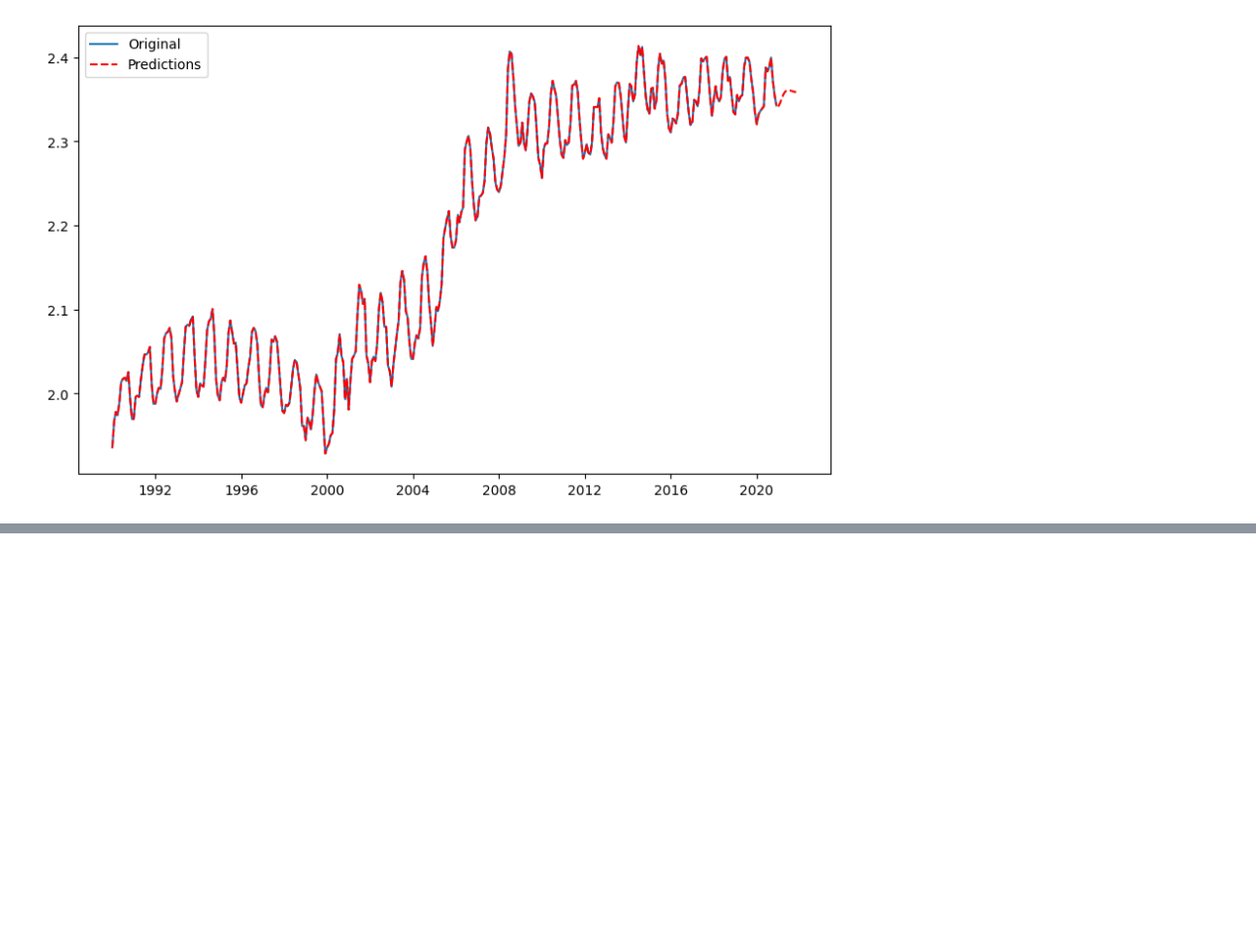
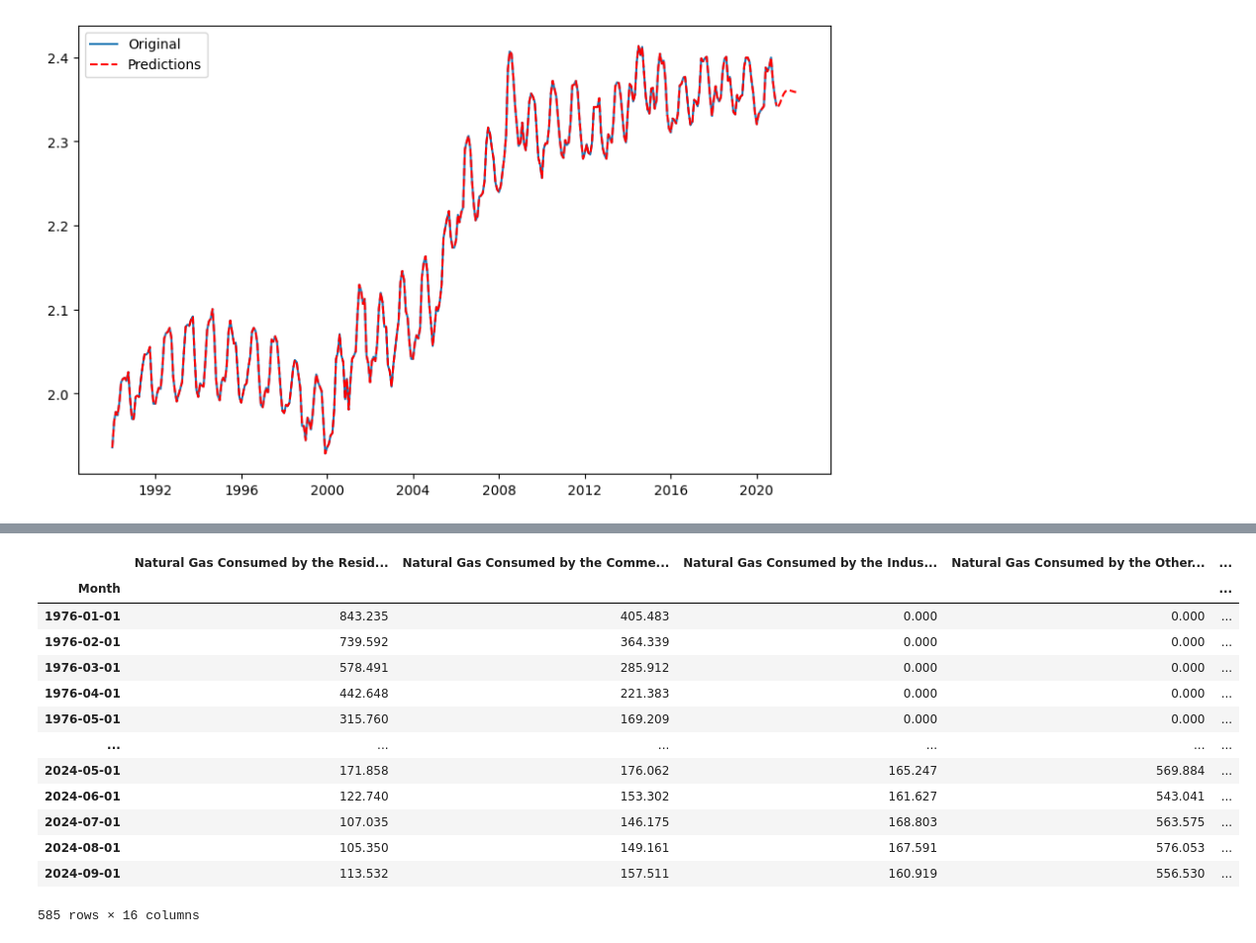
Before and after one commit to bktakacs/springboard_dsc_capstone3, a Jupyter notebook: first.ipynb, the cells around one changed output, grey strips where cells are left out. Shown at 99% size. Saved outputs shown, nothing was run; the diff lists cells and outputs as text; code cells hidden in the pictures; blank space fills up the shorter version.

```diff
--- a/first.ipynb
+++ b/first.ipynb
@@ -385,0 +435,2 @@ plt.show()
+# %%
+df43 = df43.drop(columns=['Natural Gas Consumed by the Other Industrial Sector, CHP', 'Natural Gas Consumed by the Transportation Sector, Vehicle Fuel'])
@@ -385,0 +488,19 @@ plt.show()
+# %%
+df = pd.merge(left=df43, right=df98, left_index=True, right_index=True)
+# %%
+df
+# %% [output]
+|  | Natural Gas Consumed by the Resid... | Natural Gas Consumed by the Comme... | Natural Gas Consumed by the Indus... | Natural Gas Consumed by the Other... | ... |
+| Month |  |  |  |  | ... |
+| 1976-01-01 | 843.235 | 405.483 | 0.000 | 0.000 | ... |
+| 1976-02-01 | 739.592 | 364.339 | 0.000 | 0.000 | ... |
+| 1976-03-01 | 578.491 | 285.912 | 0.000 | 0.000 | ... |
+| 1976-04-01 | 442.648 | 221.383 | 0.000 | 0.000 | ... |
+| 1976-05-01 | 315.760 | 169.209 | 0.000 | 0.000 | ... |
+| ... | ... | ... | ... | ... | ... |
+| 2024-05-01 | 171.858 | 176.062 | 165.247 | 569.884 | ... |
+| 2024-06-01 | 122.740 | 153.302 | 161.627 | 543.041 | ... |
+| 2024-07-01 | 107.035 | 146.175 | 168.803 | 563.575 | ... |
+| 2024-08-01 | 105.350 | 149.161 | 167.591 | 576.053 | ... |
+| 2024-09-01 | 113.532 | 157.511 | 160.919 | 556.530 | ... |
+585 rows × 16 columns
```
Also changed, not shown: parts of 23 cells of this notebook.
